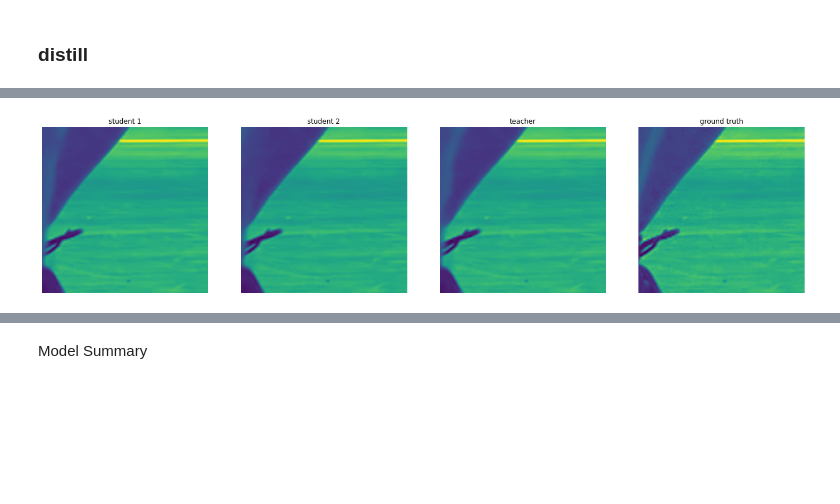
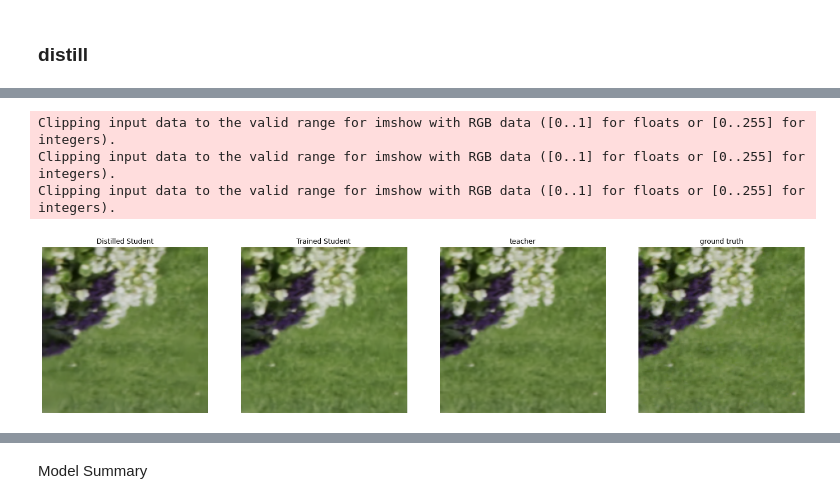
Before and after one commit to crispianm/ST-MFNet, a Jupyter notebook: loss_nb.ipynb, the cells around one changed output, grey strips where cells are left out. Drawn from its saved outputs; the diff is of its cells as text; code cells hidden in the pictures; blank space fills up the shorter version.

```diff
--- a/loss_nb.ipynb
+++ b/loss_nb.ipynb
@@ -33,7 +33,7 @@ class trainArgs:
     patience = None
     optimizer = 'ADAMax'
     weight_decay = 0
-    featc = [64, 128, 256, 512]
+    featc = [32, 64, 96, 128]
     featnet = 'UMultiScaleResNext'
     featnorm = 'batch'
     kernel_size = 5
@@ -112,14 +112,14 @@ teacher.load_state_dict(checkpoint['state_dict'])
 # %% [markdown]
 ### define student model
 # %%
-st1 = to_device(STMFNet(args), device)
+st1 = to_device(student_STMFNet(args), device)
 st1.to(device)
 checkpoint1 = torch.load('./train_results/checkpoint/model_epoch001.pth')
 st1.load_state_dict(checkpoint1['state_dict'])
 
-st2 = to_device(STMFNet(args), device)
+st2 = to_device(student_STMFNet(args), device)
 st2.to(device)
-checkpoint2 = torch.load('./train_results/checkpoint/model_epoch008.pth')
+checkpoint2 = torch.load('./train_results/checkpoint/model_epoch005.pth')
 st2.load_state_dict(checkpoint2['state_dict'])
 # %% [output]
 <All keys matched successfully>
@@ -143,38 +143,41 @@ it_1 = next(iter(train_loader))
 # optimizer.zero_grad()
 
 frame1 = it_1[0].cuda()
 frame3 = it_1[1].cuda()
 frame4 = it_1[2].cuda()
 frame5 = it_1[3].cuda()
 frame7 = it_1[4].cuda()
 
 import losses
 output1 = st1(frame1, frame3, frame5, frame7)
 output2 = st2(frame1, frame3, frame5, frame7)
 targets = teacher(frame1, frame3, frame5, frame7)
 
 fig, ax = plt.subplot_mosaic([
     ['student1', 'student2','teacher', 'ground truth'],
 ], figsize=(24, 10))
 fig.patch.set_facecolor('xkcd:white')
-ax['student1'].imshow(output1['frame1'][0, 0, :, :].cpu().detach().numpy())
-ax['student1'].set_title('student 1')
+ax['student1'].imshow(output1['frame1'][0,:,:,:].permute(1, 2, 0).cpu().detach().numpy())
+ax['student1'].set_title('Distilled Student')
 ax['student1'].axis('off')
 
-ax['student2'].imshow(output2['frame1'][0, 0, :, :].cpu().detach().numpy())
-ax['student2'].set_title('student 2')
+ax['student2'].imshow(output2['frame1'][0,:,:,:].permute(1, 2, 0).cpu().detach().numpy())
+ax['student2'].set_title('Trained Student')
 ax['student2'].axis('off')
 
-ax['teacher'].imshow(targets['frame1'][0, 0, :, :].cpu().detach().numpy())
+ax['teacher'].imshow(targets['frame1'][0,:,:,:].permute(1, 2, 0).cpu().detach().numpy())
 ax['teacher'].set_title('teacher')
 ax['teacher'].axis('off')
 
-ax['ground truth'].imshow(frame4[0, 0, :, :].cpu().detach().numpy())
+ax['ground truth'].imshow(frame4[0,:,:,:].permute(1, 2, 0).cpu().detach().numpy())
 ax['ground truth'].set_title('ground truth')
 ax['ground truth'].axis('off')
 
 plt.show()
 torch.cuda.empty_cache()
 # %% [output]
+Clipping input data to the valid range for imshow with RGB data ([0..1] for floats or [0..255] for integers).
+Clipping input data to the valid range for imshow with RGB data ([0..1] for floats or [0..255] for integers).
+Clipping input data to the valid range for imshow with RGB data ([0..1] for floats or [0..255] for integers).
-[figure, old version]
+[figure, new version]
 # %%
```
Also changed, not shown: parts of 8 cells of this notebook, 8 other files.
